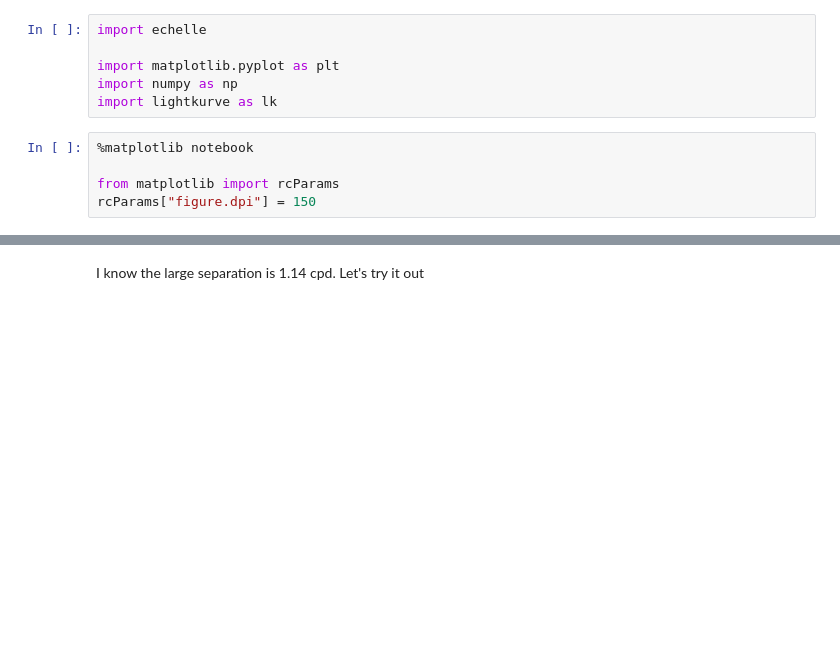
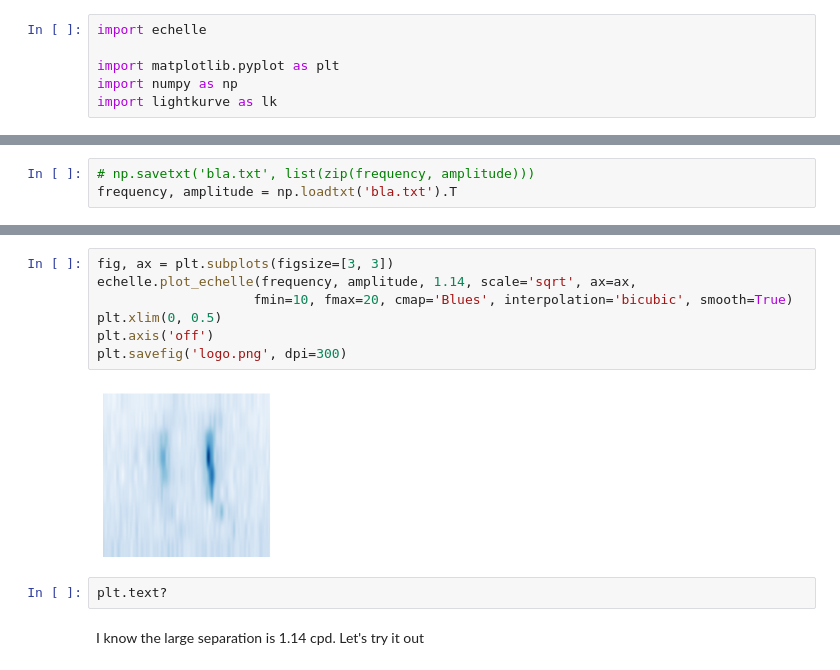
Before and after one commit to danhey/echelle, a Jupyter notebook: example.ipynb, the cells around one changed output, grey strips where cells are left out. Drawn from its saved outputs; the diff is of its cells as text; blank space fills up the shorter version.

```diff
--- a/example.ipynb
+++ b/example.ipynb
@@ -4,8 +4,3 @@ import echelle
 import matplotlib.pyplot as plt
 import numpy as np
 import lightkurve as lk
-# %%
-%matplotlib notebook
-
-from matplotlib import rcParams
-rcParams["figure.dpi"] = 150
@@ -34,0 +7,3 @@ frequency, amplitude = pg.frequency.value, pg.power.value
+# %%
+# np.savetxt('bla.txt', list(zip(frequency, amplitude)))
+frequency, amplitude = np.loadtxt('bla.txt').T
@@ -35,2 +18,13 @@ frequency, amplitude = pg.frequency.value, pg.power.value
+# %%
+fig, ax = plt.subplots(figsize=[3, 3])
+echelle.plot_echelle(frequency, amplitude, 1.14, scale='sqrt', ax=ax,
+                    fmin=10, fmax=20, cmap='Blues', interpolation='bicubic', smooth=True)
+plt.xlim(0, 0.5)
+plt.axis('off')
+plt.savefig('logo.png', dpi=300)
+# %% [output]
+[figure, added]
+# %%
+plt.text?
 # %% [markdown]
 I know the large separation is 1.14 cpd. Let's try it out
```
Also changed, not shown: parts of 12 cells of this notebook, 16 other files.
